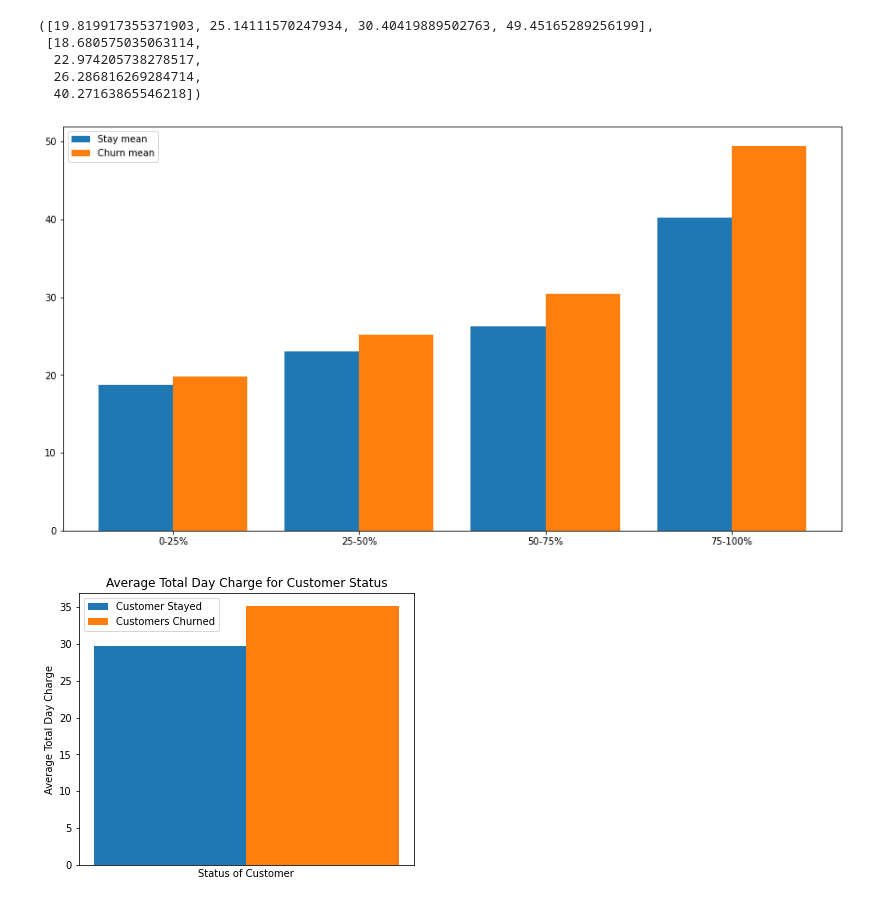
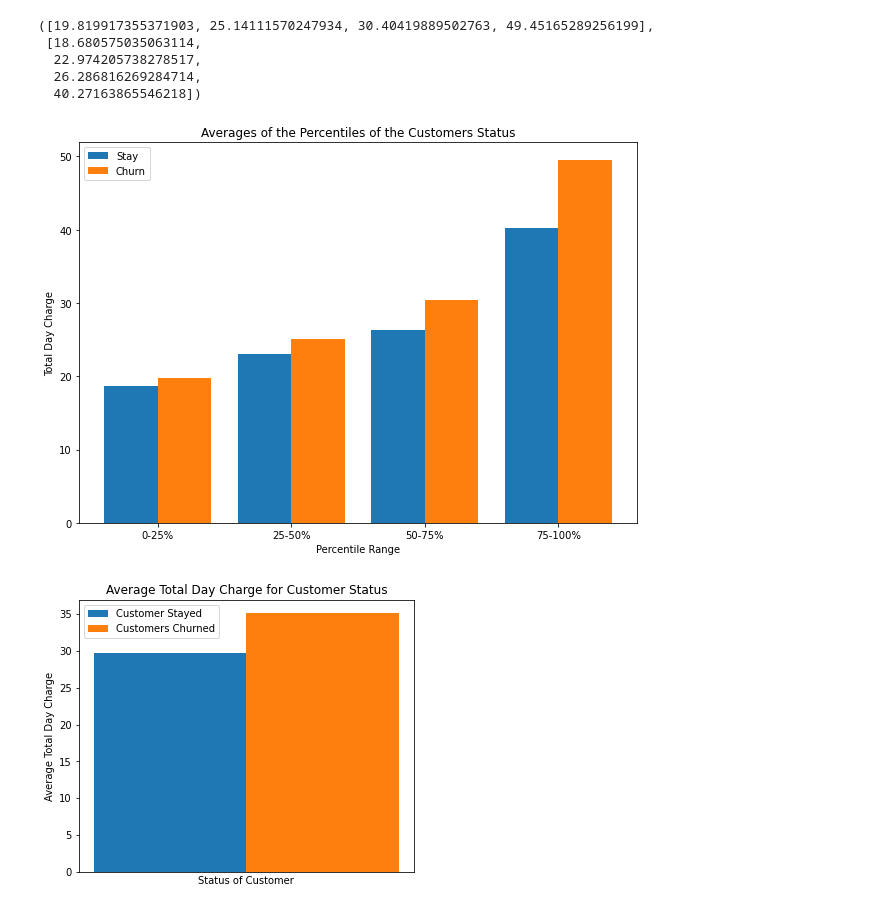
Before and after one commit to KyleWeesner/Customer_retention_plan_for_Syriatel_Mobile_Telecom, a Jupyter notebook: workspace/Exploratory Data Analysis.ipynb, the cells around one changed output. Saved outputs shown, nothing was run; the diff lists cells and outputs as text; code cells hidden in the pictures.

```diff
--- a/workspace/Exploratory Data Analysis.ipynb
+++ b/workspace/Exploratory Data Analysis.ipynb
@@ -557,24 +555,28 @@ vc_mean, vs_mean
 # %%
 #Plot median performance at the box office
 
-fig,ax = plt.subplots(figsize = (15,8))
+fig,ax = plt.subplots(figsize = (10,7))
 
 labels = ['0-25%','25-50%','50-75%', '75-100%']
 #Graphs for median gross/net revenue by the month
 x = np.arange(len(labels))
 w = 0.4
 
-ax.set_title(f'')
+ax.set_title(f'Averages of the Percentiles of the Customers Status')
 
 ax.bar(x-w/2, vs_mean, w)
 ax.bar(x+w/2, vc_mean, w)
 
 plt.xticks(x, labels=labels)
-ax.set_xlabel('')
+ax.set_xlabel('Percentile Range')
+ax.set_ylabel('Total Day Charge')
 
-ax.legend(['Stay mean', 'Churn mean']);
+ax.legend(['Stay', 'Churn'])
+
+fig.savefig('../images/customers_status_percentile_averages.jpg',
+             transparent = False,bbox_inches="tight", dpi=500);
 # %% [output]
-[figure, old version]
+[figure, new version]
 # %%
 # Numbers of pairs of bars you want
 N = 1
```
Also changed, not shown: parts of 7 cells of this notebook, 4 other files.
